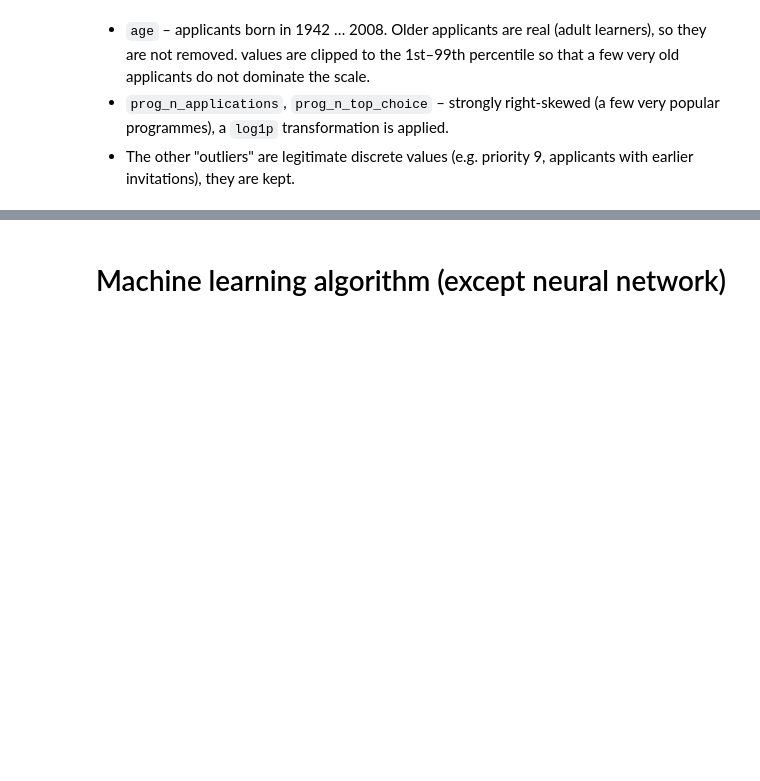
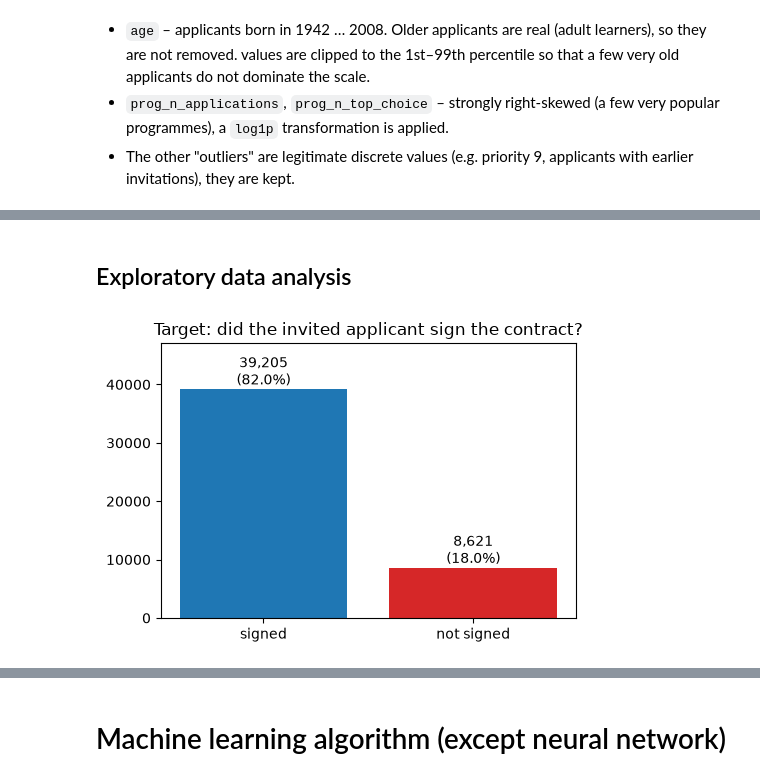
Before and after one commit to AxOxS/enrolmentPrediction, a Jupyter notebook: Individual_project.ipynb, the cells around one changed output, grey strips where cells are left out. Cells and saved outputs as stored; diff of their text form; code cells hidden in the pictures; blank space fills up the shorter version.

Commit message:
exploratory data analysis

```diff
--- a/Individual_project.ipynb
+++ b/Individual_project.ipynb
@@ -501,0 +503,14 @@ NameError: name 'np' is not defined
+# %% [markdown]
+## Exploratory data analysis
+# %%
+fig, ax = plt.subplots(figsize=(5, 3.5))
+counts = data["ar_pasirase"].map({True: "signed", False: "not signed"}).value_counts()
+ax.bar(counts.index, counts.values, color=["tab:blue", "tab:red"])
+for i, v in enumerate(counts.values):
+    ax.text(i, v, f"{v:,}\n({v / len(data):.1%})", ha="center", va="bottom")
+ax.set_ylim(0, counts.max() * 1.2)
+ax.set_title("Target: did the invited applicant sign the contract?")
+plt.tight_layout()
+plt.show()
+# %% [output]
+[figure, added]
```
Also changed, not shown: parts of 6 cells of this notebook.
